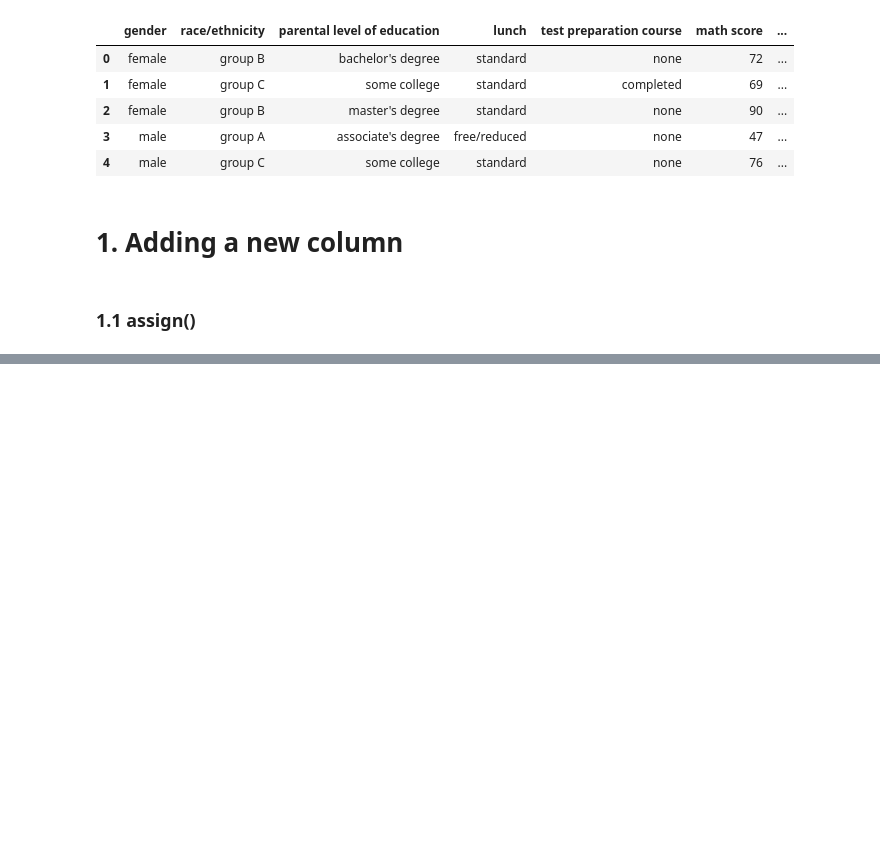
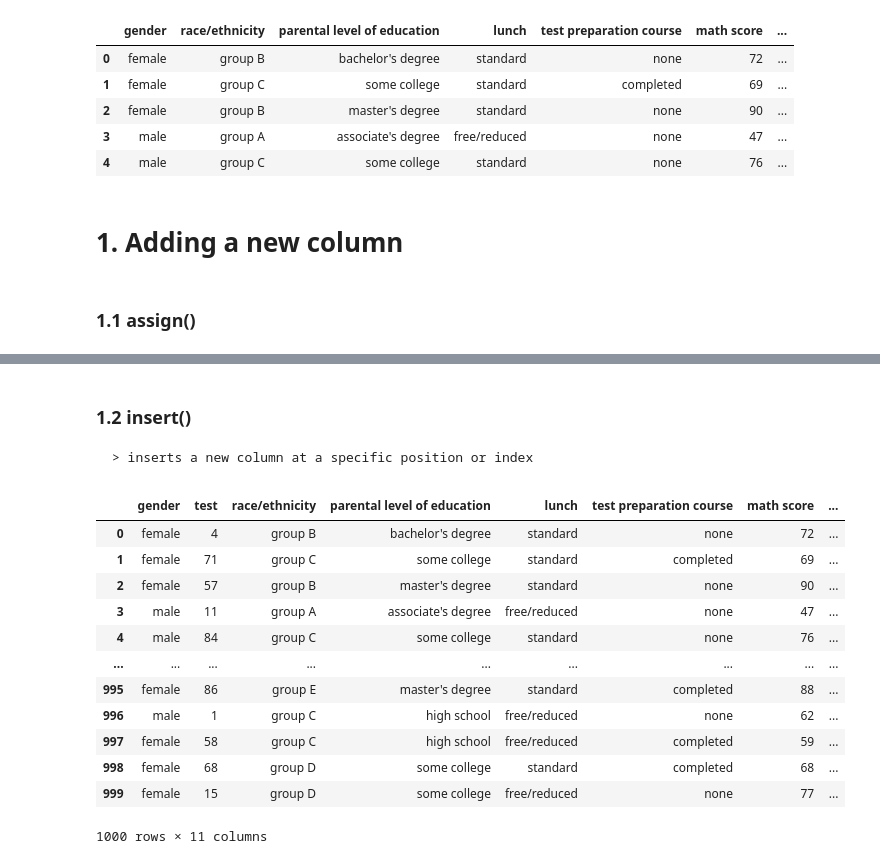
Before and after one commit to Rei-san001/Learning_Data_Science, a Jupyter notebook: Pandas/7. Adding_column_with_assign()_insert().ipynb, the cells around one changed output, grey strips where cells are left out. Drawn from its saved outputs; the diff is of its cells as text; code cells hidden in the pictures; blank space fills up the shorter version.

Commit message:
assign

```diff
--- a/Pandas/7. Adding_column_with_assign()_insert().ipynb
+++ b/Pandas/7. Adding_column_with_assign()_insert().ipynb
@@ -23,0 +26,8 @@ it returns a new object
+# %%
+# create random numbers for our new score columns
+score1 = np.random.randint(1, 100, size=1000)
+score2 = np.random.randint(1, 100, size=1000)
+# %%
+# create a series using the random numbers
+series1 = pd.Series(score1, index=np.arange(0,1000))
+series2 = pd.Series(score2, index=np.arange(0,1000))
@@ -23,0 +49,4 @@ it returns a new object
+# %%
+# using assign() to add multiple columns
+# we have to overwrite the df_exam to see the changes everywhere
+df_exams = df_exams.assign(score1=series1, score2=series2)
@@ -23,0 +69,24 @@ it returns a new object
+# %% [markdown]
+### 1.2 insert()
+
+    > inserts a new column at a specific position or index
+# %%
+# using index() to add column at a specific position
+
+df_exams.insert(1, 'test', series1)
+# %%
+df_exams
+# %% [output]
+|  | gender | test | race/ethnicity | parental level of education | lunch | test preparation course | math score | ... |
+| 0 | female | 4 | group B | bachelor's degree | standard | none | 72 | ... |
+| 1 | female | 71 | group C | some college | standard | completed | 69 | ... |
+| 2 | female | 57 | group B | master's degree | standard | none | 90 | ... |
+| 3 | male | 11 | group A | associate's degree | free/reduced | none | 47 | ... |
+| 4 | male | 84 | group C | some college | standard | none | 76 | ... |
+| ... | ... | ... | ... | ... | ... | ... | ... | ... |
+| 995 | female | 86 | group E | master's degree | standard | completed | 88 | ... |
+| 996 | male | 1 | group C | high school | free/reduced | none | 62 | ... |
+| 997 | female | 58 | group C | high school | free/reduced | completed | 59 | ... |
+| 998 | female | 68 | group D | some college | standard | completed | 68 | ... |
+| 999 | female | 15 | group D | some college | free/reduced | none | 77 | ... |
+1000 rows × 11 columns
```
Also changed, not shown: parts of 4 cells of this notebook.
